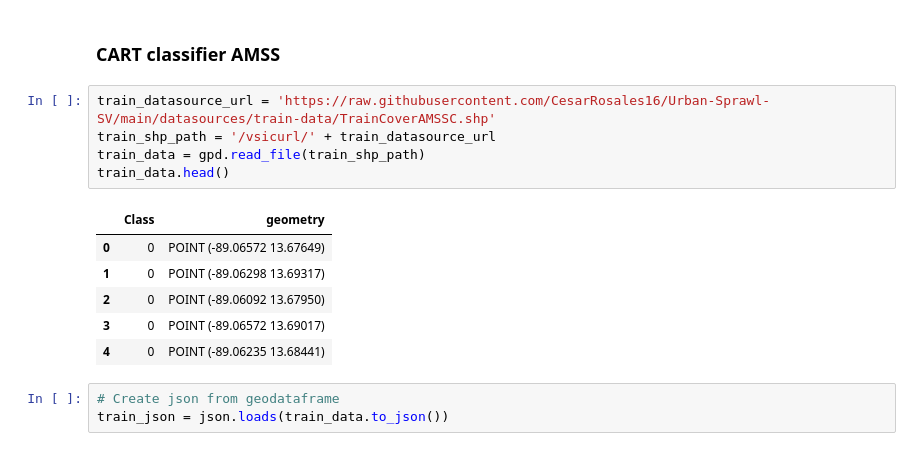
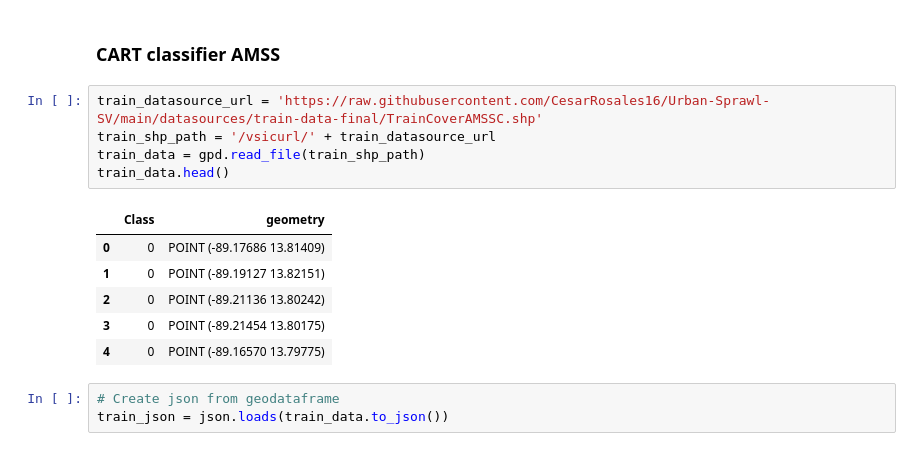
Before and after one commit to CesarRosales16/urban-sprawl-sv, a Jupyter notebook: Expansion_Urbana_AMSS.ipynb, the cells around one changed output. Saved outputs shown, nothing was run; the diff lists cells and outputs as text.

Commit message:
Adding final Train data

```diff
--- a/Expansion_Urbana_AMSS.ipynb
+++ b/Expansion_Urbana_AMSS.ipynb
@@ -377,17 +379,17 @@ land_cover_palette = [
 # %% [markdown]
 ### CART classifier AMSS
 # %%
-train_datasource_url = 'https://raw.githubusercontent.com/CesarRosales16/Urban-Sprawl-SV/main/datasources/train-data/TrainCoverAMSSC.shp'
+train_datasource_url = 'https://raw.githubusercontent.com/CesarRosales16/Urban-Sprawl-SV/main/datasources/train-data-final/TrainCoverAMSSC.shp'
 train_shp_path = '/vsicurl/' + train_datasource_url
 train_data = gpd.read_file(train_shp_path)
 train_data.head()
 # %% [output]
 |  | Class | geometry |
-| 0 | 0 | POINT (-89.06572 13.67649) |
-| 1 | 0 | POINT (-89.06298 13.69317) |
-| 2 | 0 | POINT (-89.06092 13.67950) |
-| 3 | 0 | POINT (-89.06572 13.69017) |
-| 4 | 0 | POINT (-89.06235 13.68441) |
+| 0 | 0 | POINT (-89.17686 13.81409) |
+| 1 | 0 | POINT (-89.19127 13.82151) |
+| 2 | 0 | POINT (-89.21136 13.80242) |
+| 3 | 0 | POINT (-89.21454 13.80175) |
+| 4 | 0 | POINT (-89.16570 13.79775) |
 # %%
 # Create json from geodataframe
 train_json = json.loads(train_data.to_json())
```
Also changed, not shown: parts of 4 cells of this notebook.
